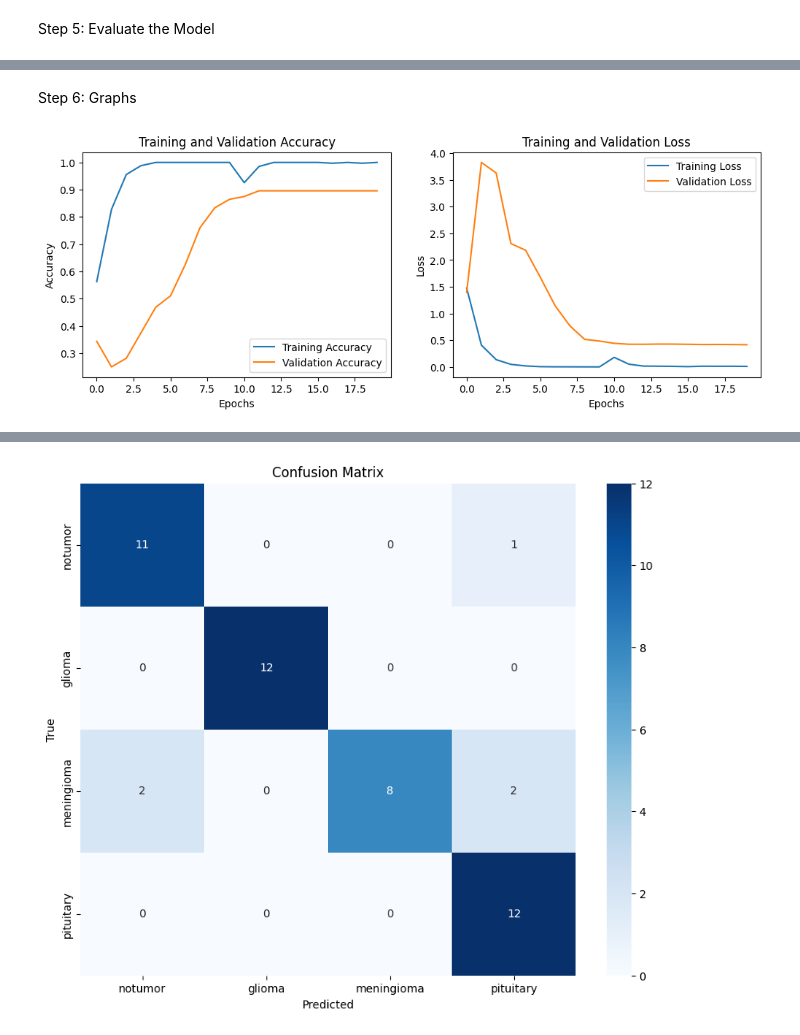
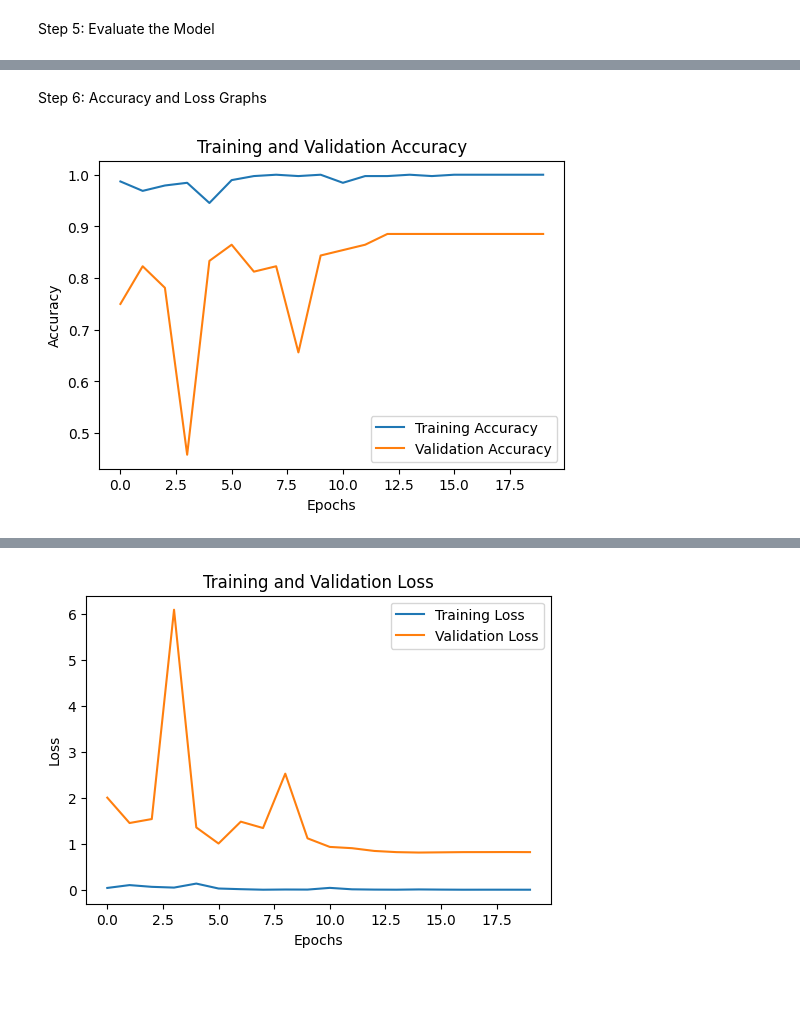
Before and after one commit to JustinLim19/csc3107-group26-p3-ml-brain-mri-classification, a Jupyter notebook: research/Jing Yi/MobileNet.ipynb, the cells around one changed output, grey strips where cells are left out. Drawn from its saved outputs; the diff is of its cells as text; code cells hidden in the pictures; blank space fills up the shorter version.

```diff
--- a/research/Jing Yi/MobileNet.ipynb
+++ b/research/Jing Yi/MobileNet.ipynb
@@ -42,7 +42,6 @@ data = np.array(data_list)
 labels = np.array(labels_list)
 
 x_train, x_validate, y_train, y_validate= train_test_split(data, labels, train_size = 0.80, random_state = SEED, stratify=labels)
-x_train, x_test, y_train, y_test= train_test_split(x_train, y_train, train_size = 0.875, random_state = SEED, stratify=y_train)
 # %% [markdown]
 Step 3: Build & Compile the Model
 # %%
@@ -143,2 +144,2 @@ Test accuracy: 0.8958333134651184
 # %% [markdown]
-Step 6: Graphs
+Step 6: Accuracy and Loss Graphs
@@ -145,53 +151,29 @@ Step 6: Graphs
 # %%
-import tensorflow as tf
-from sklearn.metrics import confusion_matrix
-import numpy as np
 import matplotlib.pyplot as plt
-import seaborn as sns
-
-history.history['loss'].extend(history_fine.history['loss'])
-history.history['val_loss'].extend(history_fine.history['val_loss'])
-history.history['accuracy'].extend(history_fine.history['accuracy'])
-history.history['val_accuracy'].extend(history_fine.history['val_accuracy'])
 
 # Plot the training and validation accuracy
-plt.figure(figsize=(12, 4))
+plt.figure(figsize=(6, 4))
 
 # Accuracy plot
-plt.subplot(1, 2, 1)
 plt.plot(history.history['accuracy'], label='Training Accuracy')
 plt.plot(history.history['val_accuracy'], label='Validation Accuracy')
 plt.title('Training and Validation Accuracy')
 plt.xlabel('Epochs')
 plt.ylabel('Accuracy')
 plt.legend()
 
+plt.show()
+
+plt.figure(figsize=(6, 4))
+
 # Loss plot
-plt.subplot(1, 2, 2)
 plt.plot(history.history['loss'], label='Training Loss')
 plt.plot(history.history['val_loss'], label='Validation Loss')
 plt.title('Training and Validation Loss')
 plt.xlabel('Epochs')
 plt.ylabel('Loss')
 plt.legend()
 
 plt.show()
-
-# Make predictions on the test set
-y_pred = model.predict(x_test)
-
-# Convert predictions to class labels
-y_pred_classes = np.argmax(y_pred, axis=1)
-
-# Create the confusion matrix
-conf_matrix = confusion_matrix(y_test, y_pred_classes)
-
-# Plot the confusion matrix
-plt.figure(figsize=(10, 8))
-sns.heatmap(conf_matrix, annot=True, fmt='d', cmap='Blues', xticklabels=categories, yticklabels=categories)
-plt.xlabel('Predicted')
-plt.ylabel('True')
-plt.title('Confusion Matrix')
-plt.show()
 # %% [output]
-[figure, old version]
+[figure, new version]
@@ -199 +180 @@ plt.show()
-[figure, old version]
+[figure, new version]
```
Also changed, not shown: parts of 7 cells of this notebook.
